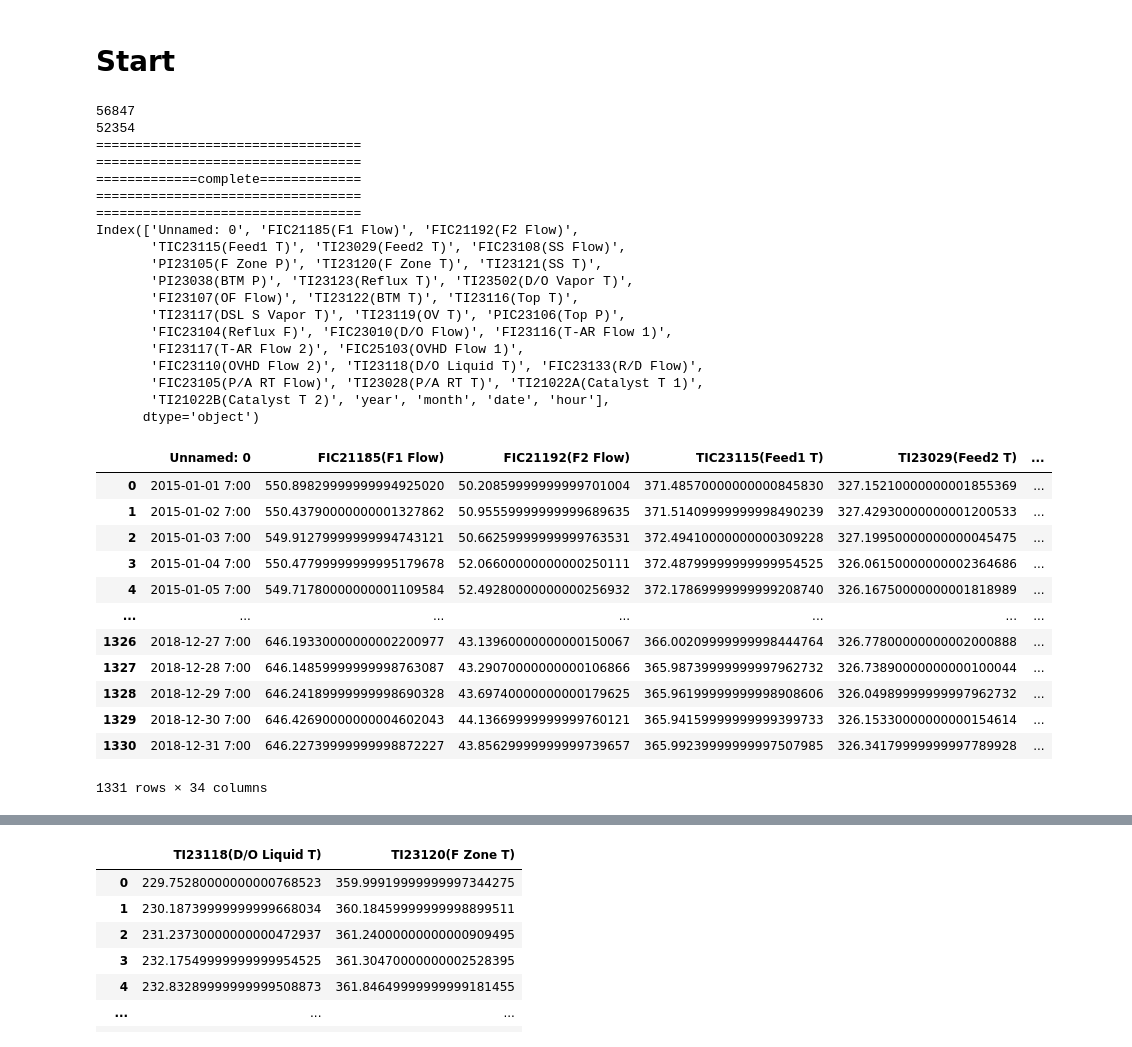
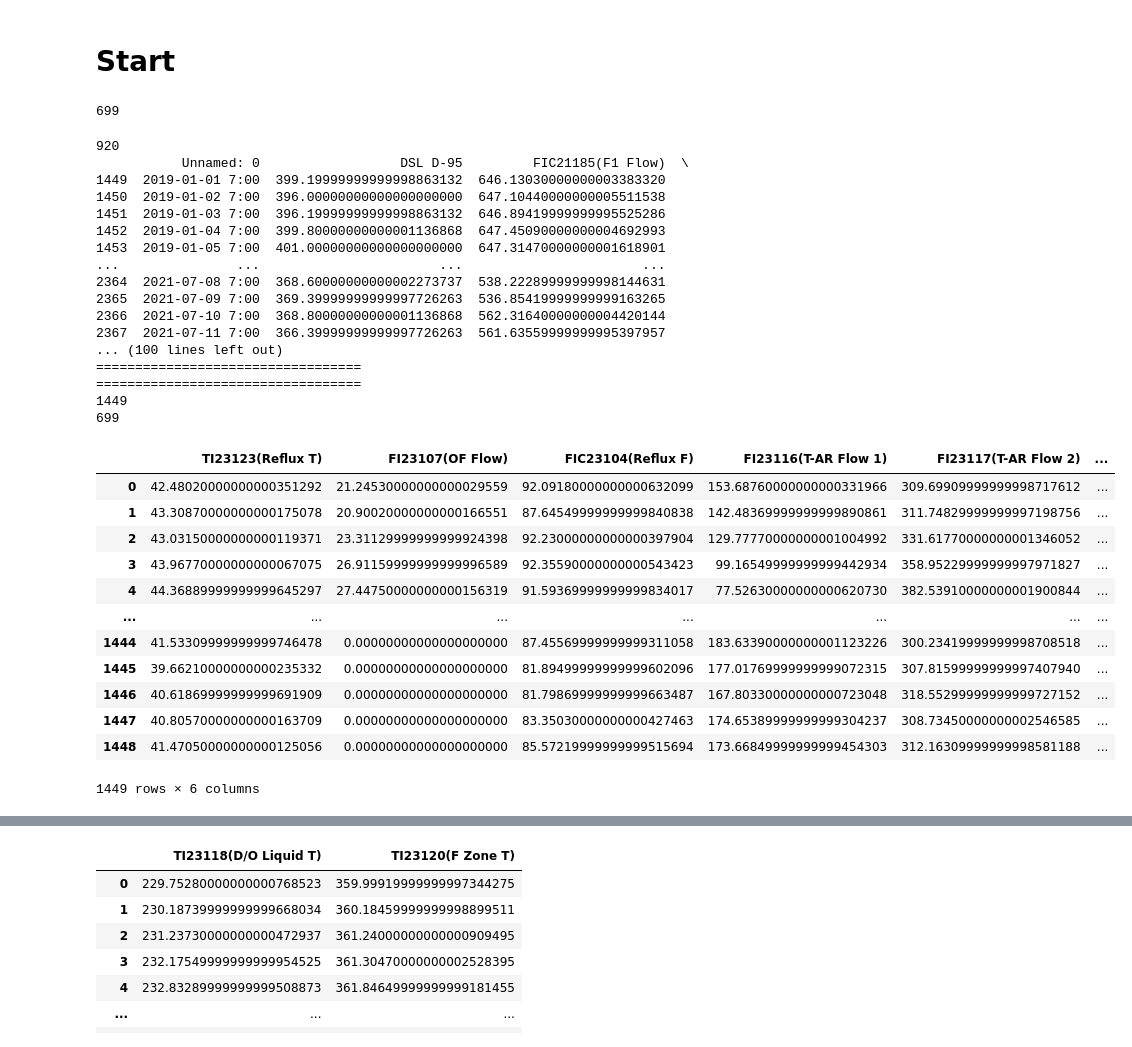
Before and after one commit to jjuhyeok/past, a Jupyter notebook: CODE/Ineejimain.ipynb, the cells around one changed output, grey strips where cells are left out. Drawn from its saved outputs; the diff is of its cells as text; code cells hidden in the pictures.

```diff
--- a/CODE/Ineejimain.ipynb
+++ b/CODE/Ineejimain.ipynb
@@ -9,50 +9,54 @@ from sklearn.metrics import mean_absolute_error
 import torch
 import torch.nn as nn
 import torch.optim as optim
+# %%
+len(test_x)
+# %% [output]
+699
 # %%
 #path = '\\Users\\ineeji\\Desktop\\새 폴더\\Ineeji\\datas\\데이터합본_파생변수 제거.csv'
-path = '\\Users\\jeonjuhyeog\\Documents\\past\\datas\\데이터합본_파생변수 제거.csv'
+#path = '\\Users\\jeonjuhyeog\\Documents\\past\\datas\\데이터합본_파생변수 제거.csv'
+path = '\\Users\\ineeji\\Desktop\\past\\datas\\데이터합본_파생변수 제거.csv'
 train_x, train_y, test_x, test_y = make_dataset(path)
 #train_x = train_x.filter(regex='SS')
 #test_x = test_x.filter(regex='SS')
-print(train_x.columns)
+print(len(train_x))
+print(len(test_x))
 #train_x.drop(['Unnamed: 0'],axis=1,inplace=True)
 #test_x.drop(['Unnamed: 0'],axis=1,inplace=True)
 #train_x = train_x['FIC23105(P/A RT Flow)']
 #test_x = test_x['FIC23105(P/A RT Flow)']
 #train_x = pd.DataFrame(train_x)
 #test_x = pd.DataFrame(test_x)
 train_x
 # %% [output]
-56847
-52354
+920
+           Unnamed: 0                  DSL D-95         FIC21185(F1 Flow)  \
+1449  2019-01-01 7:00  399.19999999999998863132  646.13030000000003383320
+1450  2019-01-02 7:00  396.00000000000000000000  647.10440000000005511538
+1451  2019-01-03 7:00  396.19999999999998863132  646.89419999999995525286
+1452  2019-01-04 7:00  399.80000000000001136868  647.45090000000004692993
+1453  2019-01-05 7:00  401.00000000000000000000  647.31470000000001618901
+...               ...                       ...                       ...
+2364  2021-07-08 7:00  368.60000000000002273737  538.22289999999998144631
+2365  2021-07-09 7:00  369.39999999999997726263  536.85419999999999163265
+2366  2021-07-10 7:00  368.80000000000001136868  562.31640000000004420144
+2367  2021-07-11 7:00  366.39999999999997726263  561.63559999999995397957
+... (100 lines left out)
 ==================================
 ==================================
-=============complete=============
-==================================
-==================================
-Index(['Unnamed: 0', 'FIC21185(F1 Flow)', 'FIC21192(F2 Flow)',
-       'TIC23115(Feed1 T)', 'TI23029(Feed2 T)', 'FIC23108(SS Flow)',
-       'PI23105(F Zone P)', 'TI23120(F Zone T)', 'TI23121(SS T)',
-       'PI23038(BTM P)', 'TI23123(Reflux T)', 'TI23502(D/O Vapor T)',
-       'FI23107(OF Flow)', 'TI23122(BTM T)', 'TI23116(Top T)',
-       'TI23117(DSL S Vapor T)', 'TI23119(OV T)', 'PIC23106(Top P)',
-       'FIC23104(Reflux F)', 'FIC23010(D/O Flow)', 'FI23116(T-AR Flow 1)',
-       'FI23117(T-AR Flow 2)', 'FIC25103(OVHD Flow 1)',
-       'FIC23110(OVHD Flow 2)', 'TI23118(D/O Liquid T)', 'FIC23133(R/D Flow)',
-       'FIC23105(P/A RT Flow)', 'TI23028(P/A RT T)', 'TI21022A(Catalyst T 1)',
-       'TI21022B(Catalyst T 2)', 'year', 'month', 'date', 'hour'],
-      dtype='object')
+1449
+699
-|  | Unnamed: 0 | FIC21185(F1 Flow) | FIC21192(F2 Flow) | TIC23115(Feed1 T) | TI23029(Feed2 T) | ... |
-| 0 | 2015-01-01 7:00 | 550.89829999999994925020 | 50.20859999999999701004 | 371.48570000000000845830 | 327.15210000000001855369 | ... |
-| 1 | 2015-01-02 7:00 | 550.43790000000001327862 | 50.95559999999999689635 | 371.51409999999998490239 | 327.42930000000001200533 | ... |
-| 2 | 2015-01-03 7:00 | 549.91279999999994743121 | 50.66259999999999763531 | 372.49410000000000309228 | 327.19950000000000045475 | ... |
-| 3 | 2015-01-04 7:00 | 550.47799999999995179678 | 52.06600000000000250111 | 372.48799999999999954525 | 326.06150000000002364686 | ... |
-| 4 | 2015-01-05 7:00 | 549.71780000000001109584 | 52.49280000000000256932 | 372.17869999999999208740 | 326.16750000000001818989 | ... |
+|  | TI23123(Reflux T) | FI23107(OF Flow) | FIC23104(Reflux F) | FI23116(T-AR Flow 1) | FI23117(T-AR Flow 2) | ... |
+| 0 | 42.48020000000000351292 | 21.24530000000000029559 | 92.09180000000000632099 | 153.68760000000000331966 | 309.69909999999998717612 | ... |
+| 1 | 43.30870000000000175078 | 20.90020000000000166551 | 87.64549999999999840838 | 142.48369999999999890861 | 311.74829999999997198756 | ... |
+| 2 | 43.03150000000000119371 | 23.31129999999999924398 | 92.23000000000000397904 | 129.77770000000001004992 | 331.61770000000001346052 | ... |
+| 3 | 43.96770000000000067075 | 26.91159999999999996589 | 92.35590000000000543423 | 99.16549999999999442934 | 358.95229999999997971827 | ... |
+| 4 | 44.36889999999999645297 | 27.44750000000000156319 | 91.59369999999999834017 | 77.52630000000000620730 | 382.53910000000001900844 | ... |
 | ... | ... | ... | ... | ... | ... | ... |
-| 1326 | 2018-12-27 7:00 | 646.19330000000002200977 | 43.13960000000000150067 | 366.00209999999998444764 | 326.77800000000002000888 | ... |
-| 1327 | 2018-12-28 7:00 | 646.14859999999998763087 | 43.29070000000000106866 | 365.98739999999997962732 | 326.73890000000000100044 | ... |
-| 1328 | 2018-12-29 7:00 | 646.24189999999998690328 | 43.69740000000000179625 | 365.96199999999998908606 | 326.04989999999997962732 | ... |
-| 1329 | 2018-12-30 7:00 | 646.42690000000004602043 | 44.13669999999999760121 | 365.94159999999999399733 | 326.15330000000000154614 | ... |
-| 1330 | 2018-12-31 7:00 | 646.22739999999998872227 | 43.85629999999999739657 | 365.99239999999997507985 | 326.34179999999997789928 | ... |
+| 1444 | 41.53309999999999746478 | 0.00000000000000000000 | 87.45569999999999311058 | 183.63390000000001123226 | 300.23419999999998708518 | ... |
+| 1445 | 39.66210000000000235332 | 0.00000000000000000000 | 81.89499999999999602096 | 177.01769999999999072315 | 307.81599999999997407940 | ... |
+| 1446 | 40.61869999999999691909 | 0.00000000000000000000 | 81.79869999999999663487 | 167.80330000000000723048 | 318.55299999999999727152 | ... |
+| 1447 | 40.80570000000000163709 | 0.00000000000000000000 | 83.35030000000000427463 | 174.65389999999999304237 | 308.73450000000002546585 | ... |
+| 1448 | 41.47050000000000125056 | 0.00000000000000000000 | 85.57219999999999515694 | 173.66849999999999454303 | 312.16309999999998581188 | ... |
-1331 rows × 34 columns
+1449 rows × 6 columns
```
Also changed, not shown: parts of 31 cells of this notebook, 12 other files.
